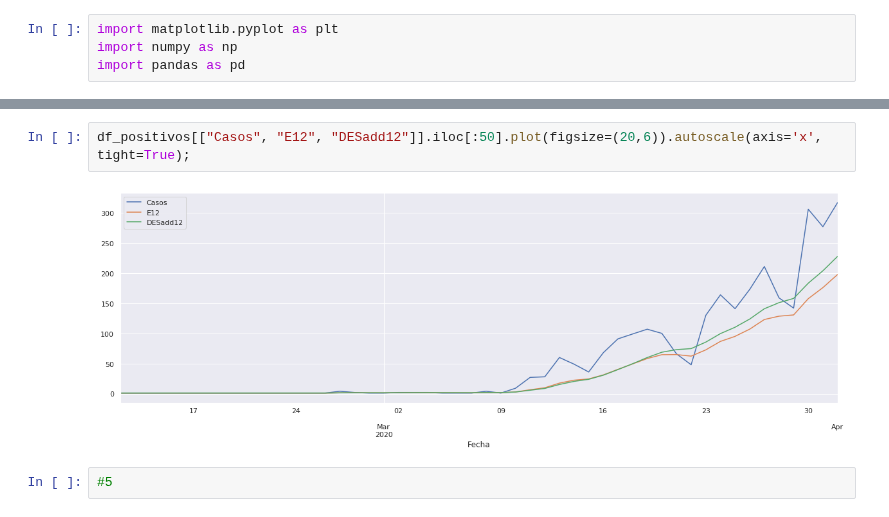
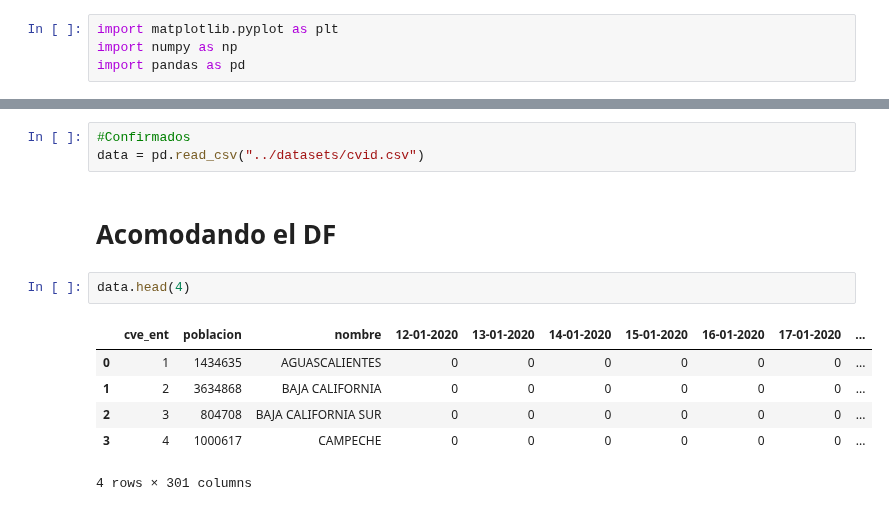
Before and after one commit to artthuro6/Covid-19, a Jupyter notebook: notebooks/General.ipynb, the cells around one changed output, grey strips where cells are left out. Drawn from its saved outputs; the diff is of its cells as text.

```diff
--- a/notebooks/General.ipynb
+++ b/notebooks/General.ipynb
@@ -474,6 +7,14 @@ df_positivos.head()
-# %%
-df_positivos[["Casos", "E12", "DESadd12"]].iloc[:50].plot(figsize=(20,6)).autoscale(axis='x', tight=True);
-# %% [output]
-[figure, removed]
-# %%
-#5
+# %%
+#Confirmados
+data = pd.read_csv("../datasets/cvid.csv")
+# %% [markdown]
+# Acomodando el DF
+# %%
+data.head(4)
+# %% [output]
+|  | cve_ent | poblacion | nombre | 12-01-2020 | 13-01-2020 | 14-01-2020 | 15-01-2020 | 16-01-2020 | 17-01-2020 | ... |
+| 0 | 1 | 1434635 | AGUASCALIENTES | 0 | 0 | 0 | 0 | 0 | 0 | ... |
+| 1 | 2 | 3634868 | BAJA CALIFORNIA | 0 | 0 | 0 | 0 | 0 | 0 | ... |
+| 2 | 3 | 804708 | BAJA CALIFORNIA SUR | 0 | 0 | 0 | 0 | 0 | 0 | ... |
+| 3 | 4 | 1000617 | CAMPECHE | 0 | 0 | 0 | 0 | 0 | 0 | ... |
+4 rows × 301 columns
```
Also changed, not shown: parts of 73 cells of this notebook, 2 other files.
